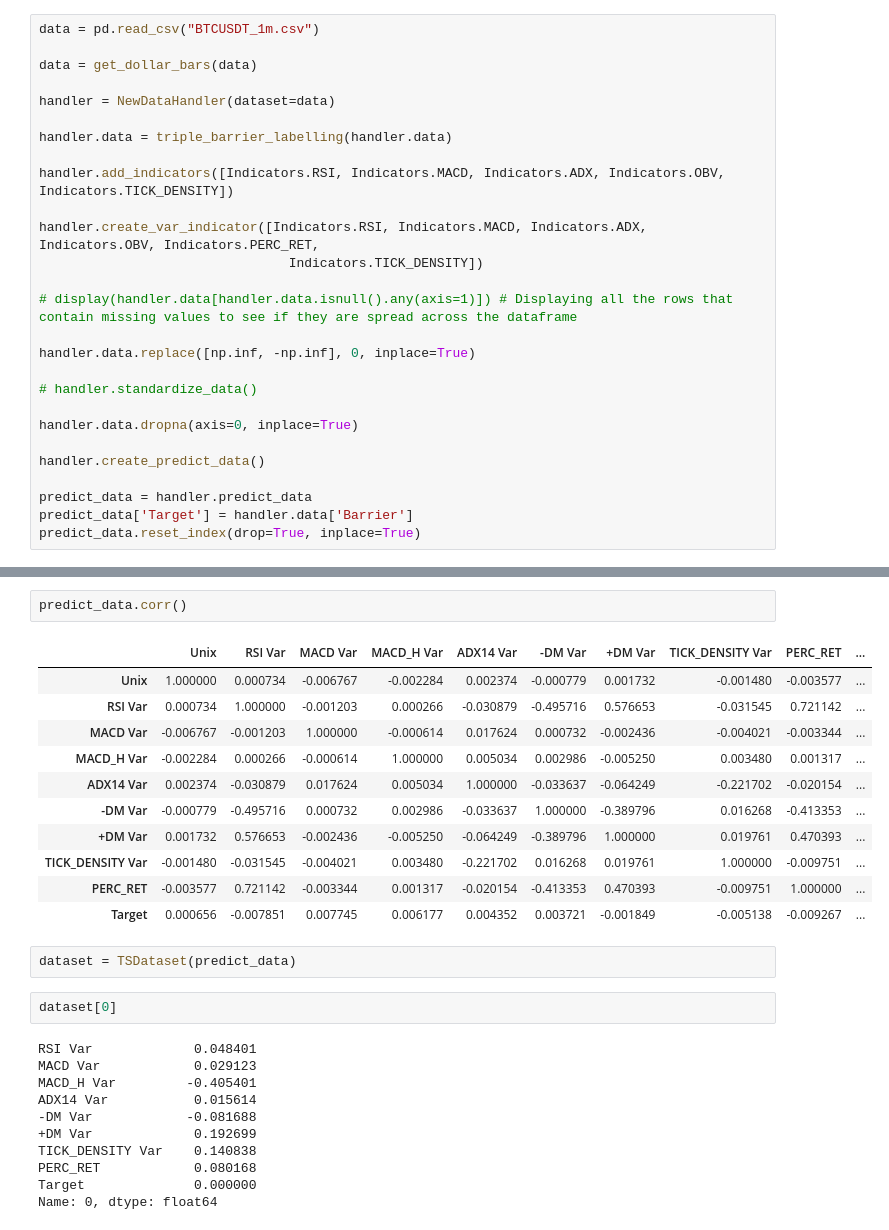
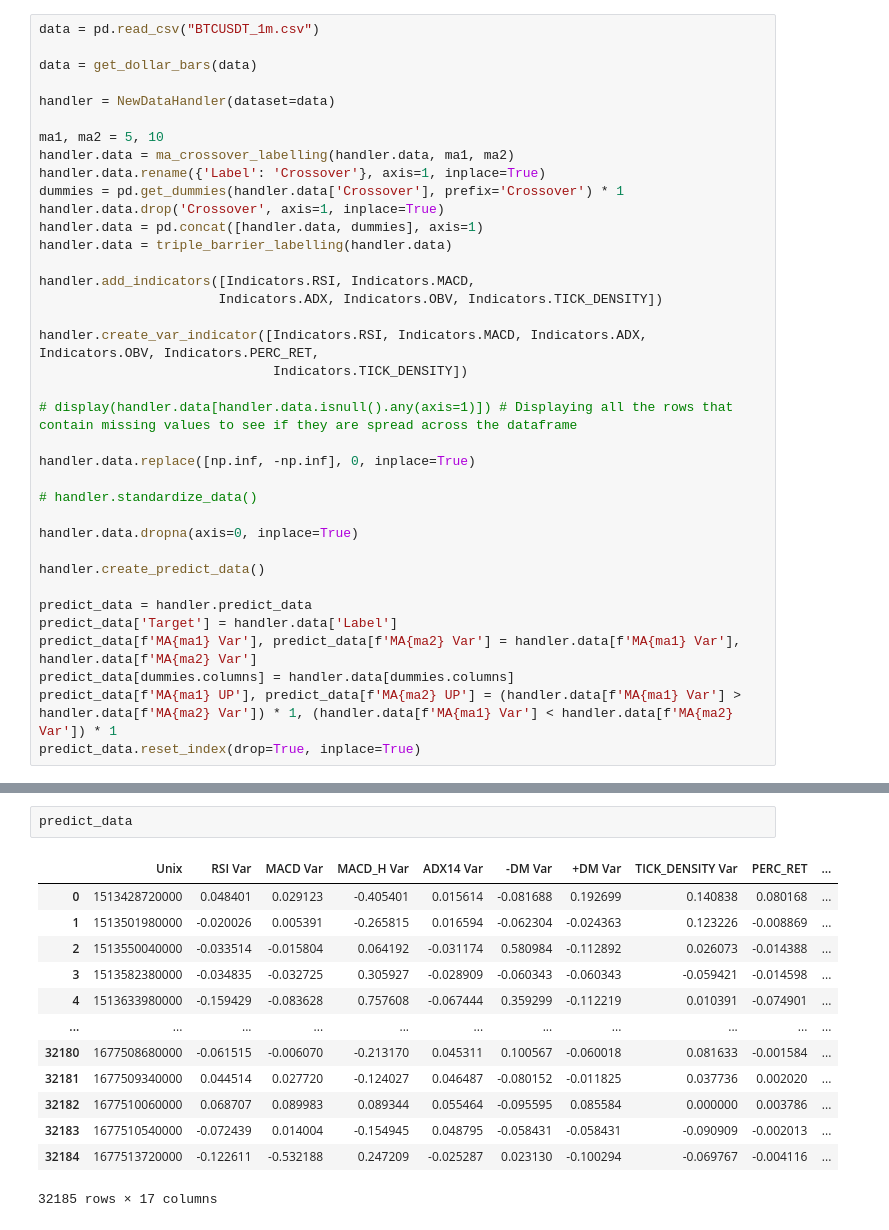
Before and after one commit to Alexis-Fauxbaton/Financial-Predictions, a Jupyter notebook: test_notebook.ipynb, the cells around one changed output, grey strips where cells are left out. Drawn from its saved outputs; the diff is of its cells as text.

Commit message:
Added MA crossover labelling and started first model

```diff
--- a/test_notebook.ipynb
+++ b/test_notebook.ipynb
@@ -11,12 +17,19 @@ data = get_dollar_bars(data)
 
 handler = NewDataHandler(dataset=data)
 
+ma1, ma2 = 5, 10
+handler.data = ma_crossover_labelling(handler.data, ma1, ma2)
+handler.data.rename({'Label': 'Crossover'}, axis=1, inplace=True)
+dummies = pd.get_dummies(handler.data['Crossover'], prefix='Crossover') * 1
+handler.data.drop('Crossover', axis=1, inplace=True)
+handler.data = pd.concat([handler.data, dummies], axis=1)
 handler.data = triple_barrier_labelling(handler.data)
 
-handler.add_indicators([Indicators.RSI, Indicators.MACD, Indicators.ADX, Indicators.OBV, Indicators.TICK_DENSITY])
+handler.add_indicators([Indicators.RSI, Indicators.MACD,
+                       Indicators.ADX, Indicators.OBV, Indicators.TICK_DENSITY])
 
 handler.create_var_indicator([Indicators.RSI, Indicators.MACD, Indicators.ADX, Indicators.OBV, Indicators.PERC_RET,
-                                Indicators.TICK_DENSITY])
+                              Indicators.TICK_DENSITY])
 
 # display(handler.data[handler.data.isnull().any(axis=1)]) # Displaying all the rows that contain missing values to see if they are spread across the dataframe
 
@@ -29,7 +42,10 @@ handler.data.dropna(axis=0, inplace=True)
 handler.create_predict_data()
 
 predict_data = handler.predict_data
-predict_data['Target'] = handler.data['Barrier']
+predict_data['Target'] = handler.data['Label']
+predict_data[f'MA{ma1} Var'], predict_data[f'MA{ma2} Var'] = handler.data[f'MA{ma1} Var'], handler.data[f'MA{ma2} Var']
+predict_data[dummies.columns] = handler.data[dummies.columns]
+predict_data[f'MA{ma1} UP'], predict_data[f'MA{ma2} UP'] = (handler.data[f'MA{ma1} Var'] > handler.data[f'MA{ma2} Var']) * 1, (handler.data[f'MA{ma1} Var'] < handler.data[f'MA{ma2} Var']) * 1
 predict_data.reset_index(drop=True, inplace=True)
 # %% [output]
 Could not add indicator OBV
@@ -43,29 +87,16 @@ See the caveats in the documentation: https://pandas.pydata.org/pandas-docs/stab
 # %%
-predict_data.corr()
+predict_data
 # %% [output]
 |  | Unix | RSI Var | MACD Var | MACD_H Var | ADX14 Var | -DM Var | +DM Var | TICK_DENSITY Var | PERC_RET | ... |
-| Unix | 1.000000 | 0.000734 | -0.006767 | -0.002284 | 0.002374 | -0.000779 | 0.001732 | -0.001480 | -0.003577 | ... |
-| RSI Var | 0.000734 | 1.000000 | -0.001203 | 0.000266 | -0.030879 | -0.495716 | 0.576653 | -0.031545 | 0.721142 | ... |
-| MACD Var | -0.006767 | -0.001203 | 1.000000 | -0.000614 | 0.017624 | 0.000732 | -0.002436 | -0.004021 | -0.003344 | ... |
-| MACD_H Var | -0.002284 | 0.000266 | -0.000614 | 1.000000 | 0.005034 | 0.002986 | -0.005250 | 0.003480 | 0.001317 | ... |
-| ADX14 Var | 0.002374 | -0.030879 | 0.017624 | 0.005034 | 1.000000 | -0.033637 | -0.064249 | -0.221702 | -0.020154 | ... |
-| -DM Var | -0.000779 | -0.495716 | 0.000732 | 0.002986 | -0.033637 | 1.000000 | -0.389796 | 0.016268 | -0.413353 | ... |
-| +DM Var | 0.001732 | 0.576653 | -0.002436 | -0.005250 | -0.064249 | -0.389796 | 1.000000 | 0.019761 | 0.470393 | ... |
-| TICK_DENSITY Var | -0.001480 | -0.031545 | -0.004021 | 0.003480 | -0.221702 | 0.016268 | 0.019761 | 1.000000 | -0.009751 | ... |
-| PERC_RET | -0.003577 | 0.721142 | -0.003344 | 0.001317 | -0.020154 | -0.413353 | 0.470393 | -0.009751 | 1.000000 | ... |
-| Target | 0.000656 | -0.007851 | 0.007745 | 0.006177 | 0.004352 | 0.003721 | -0.001849 | -0.005138 | -0.009267 | ... |
+| 0 | 1513428720000 | 0.048401 | 0.029123 | -0.405401 | 0.015614 | -0.081688 | 0.192699 | 0.140838 | 0.080168 | ... |
+| 1 | 1513501980000 | -0.020026 | 0.005391 | -0.265815 | 0.016594 | -0.062304 | -0.024363 | 0.123226 | -0.008869 | ... |
+| 2 | 1513550040000 | -0.033514 | -0.015804 | 0.064192 | -0.031174 | 0.580984 | -0.112892 | 0.026073 | -0.014388 | ... |
+| 3 | 1513582380000 | -0.034835 | -0.032725 | 0.305927 | -0.028909 | -0.060343 | -0.060343 | -0.059421 | -0.014598 | ... |
+| 4 | 1513633980000 | -0.159429 | -0.083628 | 0.757608 | -0.067444 | 0.359299 | -0.112219 | 0.010391 | -0.074901 | ... |
+| ... | ... | ... | ... | ... | ... | ... | ... | ... | ... | ... |
+| 32180 | 1677508680000 | -0.061515 | -0.006070 | -0.213170 | 0.045311 | 0.100567 | -0.060018 | 0.081633 | -0.001584 | ... |
+| 32181 | 1677509340000 | 0.044514 | 0.027720 | -0.124027 | 0.046487 | -0.080152 | -0.011825 | 0.037736 | 0.002020 | ... |
+| 32182 | 1677510060000 | 0.068707 | 0.089983 | 0.089344 | 0.055464 | -0.095595 | 0.085584 | 0.000000 | 0.003786 | ... |
+| 32183 | 1677510540000 | -0.072439 | 0.014004 | -0.154945 | 0.048795 | -0.058431 | -0.058431 | -0.090909 | -0.002013 | ... |
+| 32184 | 1677513720000 | -0.122611 | -0.532188 | 0.247209 | -0.025287 | 0.023130 | -0.100294 | -0.069767 | -0.004116 | ... |
+32185 rows × 17 columns
-# %%
-dataset = TSDataset(predict_data)
-# %%
-dataset[0]
-# %% [output]
-RSI Var             0.048401
-MACD Var            0.029123
-MACD_H Var         -0.405401
-ADX14 Var           0.015614
--DM Var            -0.081688
-+DM Var             0.192699
-TICK_DENSITY Var    0.140838
-PERC_RET            0.080168
-Target              0.000000
-Name: 0, dtype: float64
```
Also changed, not shown: parts of 20 cells of this notebook, 4 other files.
